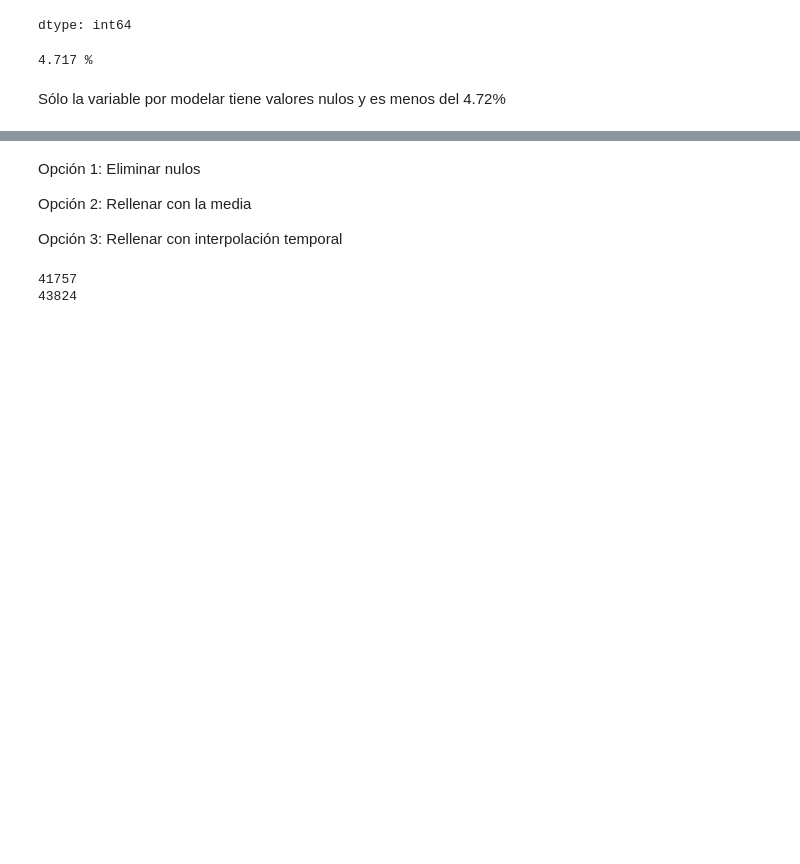
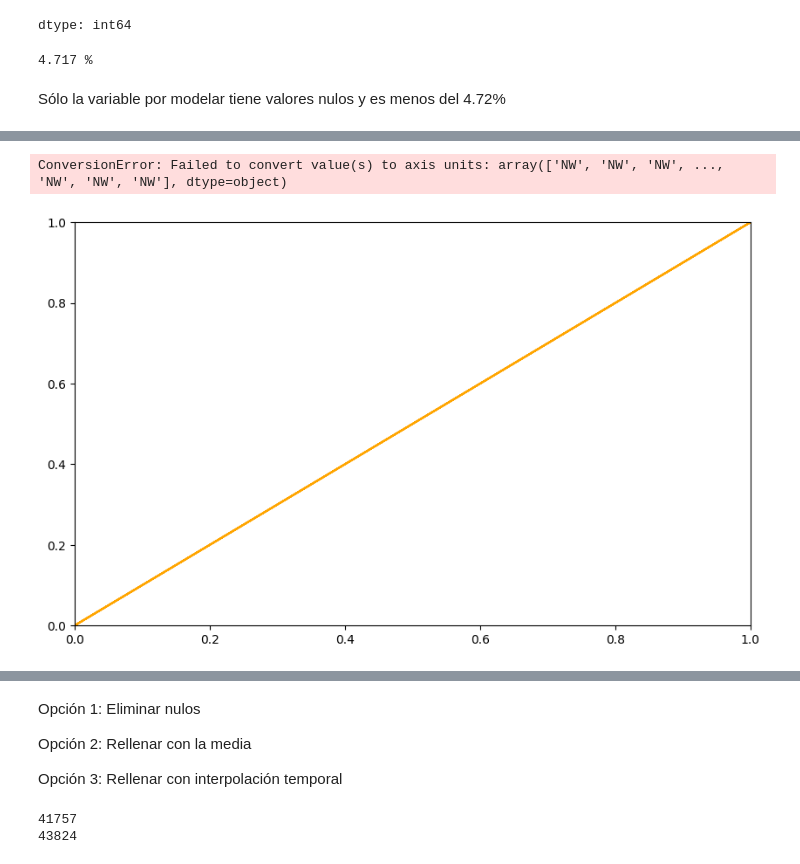
Before and after one commit to Emmanuel2211/.config, a Jupyter notebook: Entregable_Tarea_5_1_Alfaro_Cruz_Pérez_Rupit_Medea.ipynb, the cells around one changed output, grey strips where cells are left out. Saved outputs shown, nothing was run; the diff lists cells and outputs as text; code cells hidden in the pictures; blank space fills up the shorter version.

```diff
--- a/Entregable_Tarea_5_1_Alfaro_Cruz_Pérez_Rupit_Medea.ipynb
+++ b/Entregable_Tarea_5_1_Alfaro_Cruz_Pérez_Rupit_Medea.ipynb
@@ -210,8 +215,11 @@ plt.show()
 # %%
 # Crear un índice con la fecha
-df_temporal = df.set_index('fecha') # Hacer un índice con la fecha
+df_temporal = df.set_index('FECHA') # Hacer un índice con la fecha
 # Graficar dos columnas en la misma serie temporal
 plt.figure(figsize=(10,6))
-plt.plot(df_temporal, df["pm2.5"], label='Concentración', color='orange')
+plt.plot(df_temporal, df["PM25"], label='Concentración', color='orange')
 plt.plot(df_temporal, df['DEWP'], label='Rocío', color='grey')
+# %% [output]
+ConversionError: Failed to convert value(s) to axis units: array(['NW', 'NW', 'NW', ..., 'NW', 'NW', 'NW'], dtype=object)
+[figure, added]
 # %%
```
Also changed, not shown: parts of 10 cells of this notebook.
